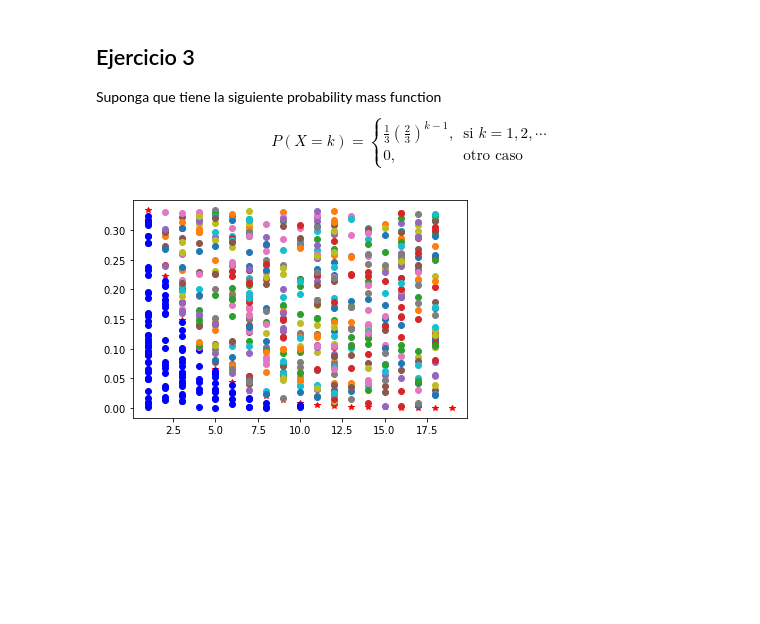
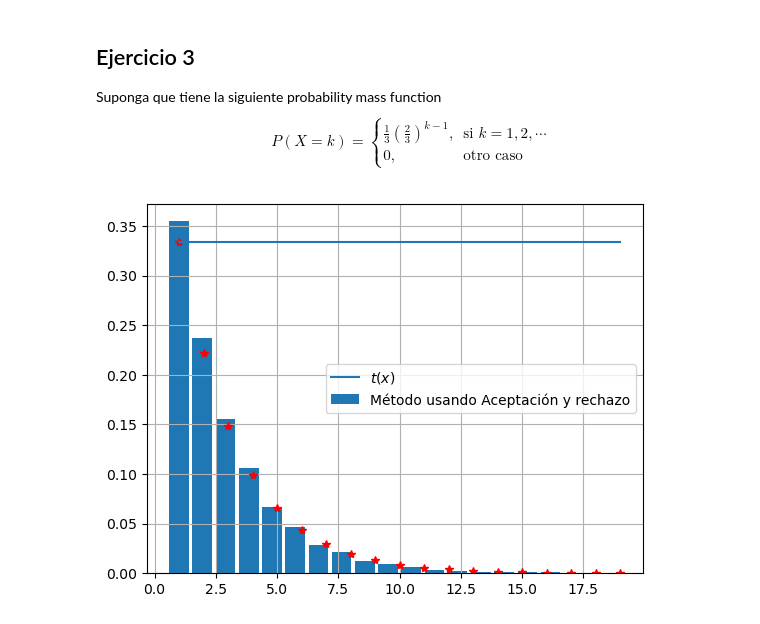
Before and after one commit to odjaramilloz/SPF-2024-I, a Jupyter notebook: TEMA-2/Clase11_Ejercicios_MTI_MAR.ipynb, the cells around one changed output. Drawn from its saved outputs; the diff is of its cells as text; code cells hidden in the pictures; blank space fills up the shorter version.

```diff
--- a/TEMA-2/Clase11_Ejercicios_MTI_MAR.ipynb
+++ b/TEMA-2/Clase11_Ejercicios_MTI_MAR.ipynb
@@ -68,0 +78,5 @@ h =
+# %%
+# Graficar función acumulada
+x = np.arange(0, 2, 0.01)
+plt.plot(x, H(x))
+plt.grid()
@@ -105,15 +160,35 @@ P(X=k) =
 \end{cases}
 $$
 # %%
-N = 700
+N = 100000
 # PMF p(x)
 p = lambda k: (1 / 3) * (2 / 3) ** (k-1)
 
 # Gráfica de pmf
 k = np.arange(1, 20)
 plt.plot(k, p(k), 'r*')
 
 # Método de aceptación rechazo discreto
 max_p = p(1)
+
+# MAR
+t_x = lambda x: max_p * np.ones(len(x))
+plt.plot(k, t_x(k), label='$t(x)$')
+
+R1 = np.random.randint(1, 20, N)
+R2 = np.random.rand(N)
+
+condicion = t_x(R1) * R2 <= p(R1)
+aceptados = R1[condicion]
+
+# Graficar puntos aceptados
+y, x = np.histogram(aceptados, bins=len(set(aceptados)), density=True)
+x = x[:-1]
+
+plt.bar(x, y, label='Método usando Aceptación y rechazo')
+
+# Almacenar números aceptados en una variable y graficar su histograma
+plt.legend()
+plt.grid()
 # %% [output]
-[figure, old version]
+[figure, new version]
```
Also changed, not shown: parts of 17 cells of this notebook.
